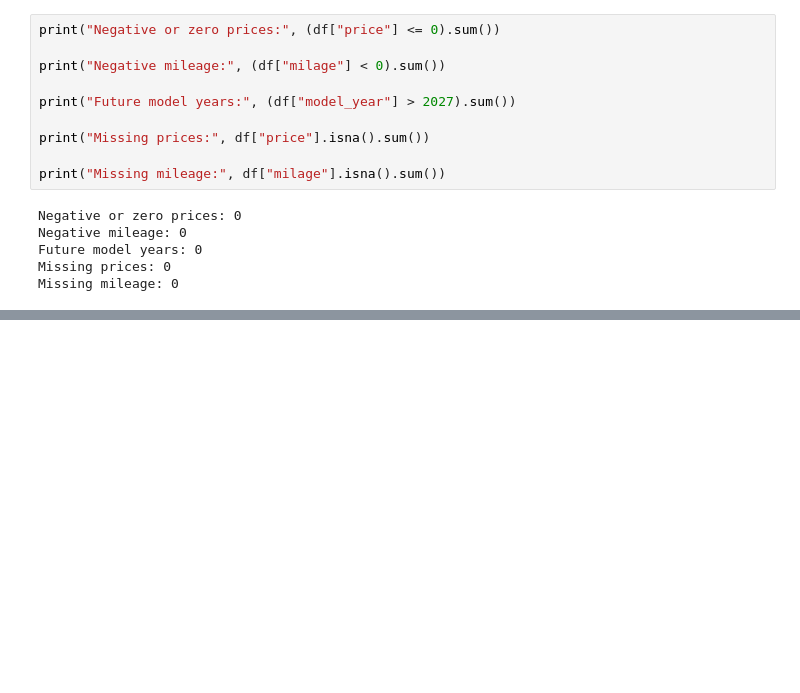
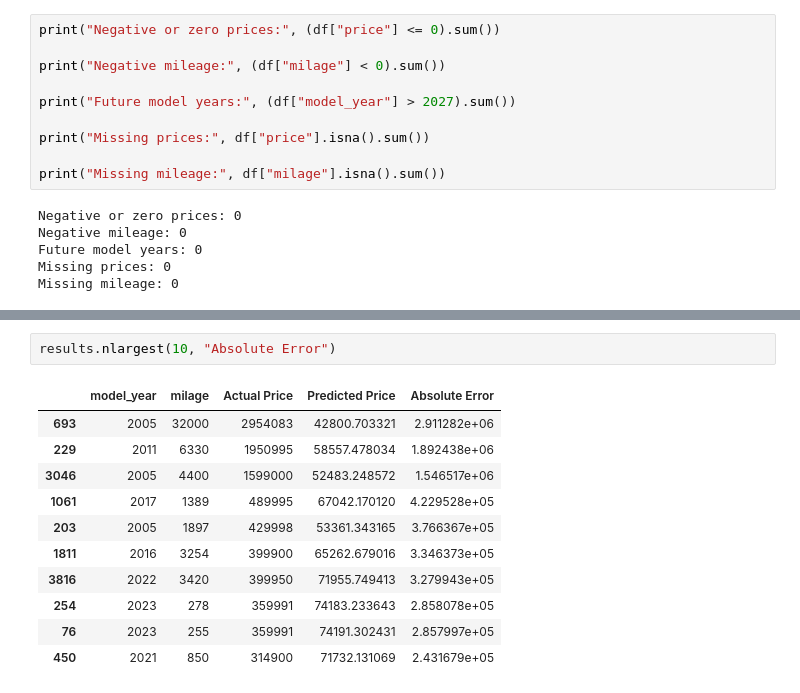
Before and after one commit to Ghostcline/-used-car-price-prediction, a Jupyter notebook: notebooks/01_used_car_prediction.ipynb, the cells around one changed output, grey strips where cells are left out. Saved outputs shown, nothing was run; the diff lists cells and outputs as text; blank space fills up the shorter version.

```diff
--- a/notebooks/01_used_car_prediction.ipynb
+++ b/notebooks/01_used_car_prediction.ipynb
@@ -339,0 +647,14 @@ Missing mileage: 0
+# %%
+results.nlargest(10, "Absolute Error")
+# %% [output]
+|  | model_year | milage | Actual Price | Predicted Price | Absolute Error |
+| 693 | 2005 | 32000 | 2954083 | 42800.703321 | 2.911282e+06 |
+| 229 | 2011 | 6330 | 1950995 | 58557.478034 | 1.892438e+06 |
+| 3046 | 2005 | 4400 | 1599000 | 52483.248572 | 1.546517e+06 |
+| 1061 | 2017 | 1389 | 489995 | 67042.170120 | 4.229528e+05 |
+| 203 | 2005 | 1897 | 429998 | 53361.343165 | 3.766367e+05 |
+| 1811 | 2016 | 3254 | 399900 | 65262.679016 | 3.346373e+05 |
+| 3816 | 2022 | 3420 | 399950 | 71955.749413 | 3.279943e+05 |
+| 254 | 2023 | 278 | 359991 | 74183.233643 | 2.858078e+05 |
+| 76 | 2023 | 255 | 359991 | 74191.302431 | 2.857997e+05 |
+| 450 | 2021 | 850 | 314900 | 71732.131069 | 2.431679e+05 |
```
Also changed, not shown: parts of 21 cells of this notebook.
